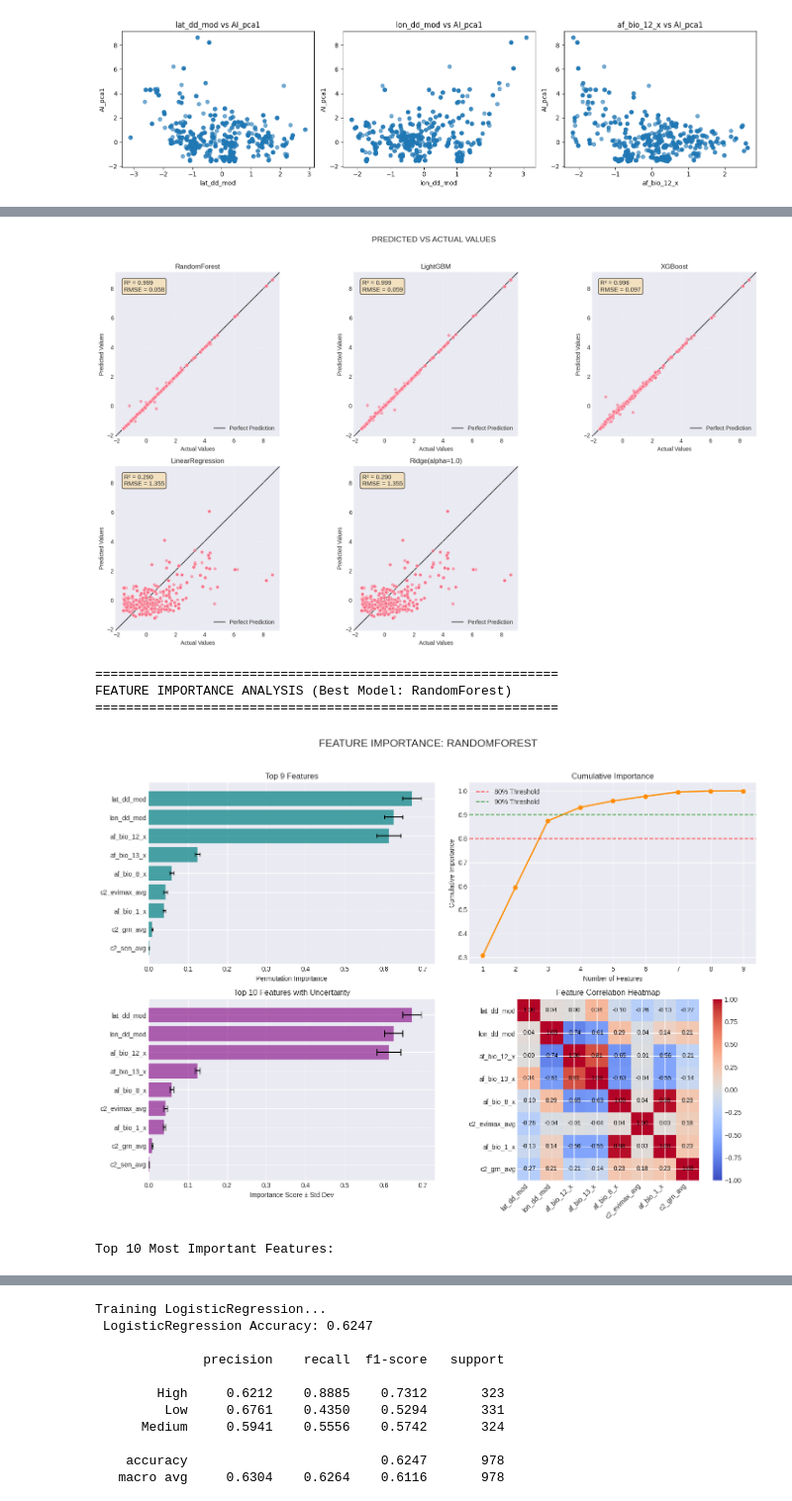
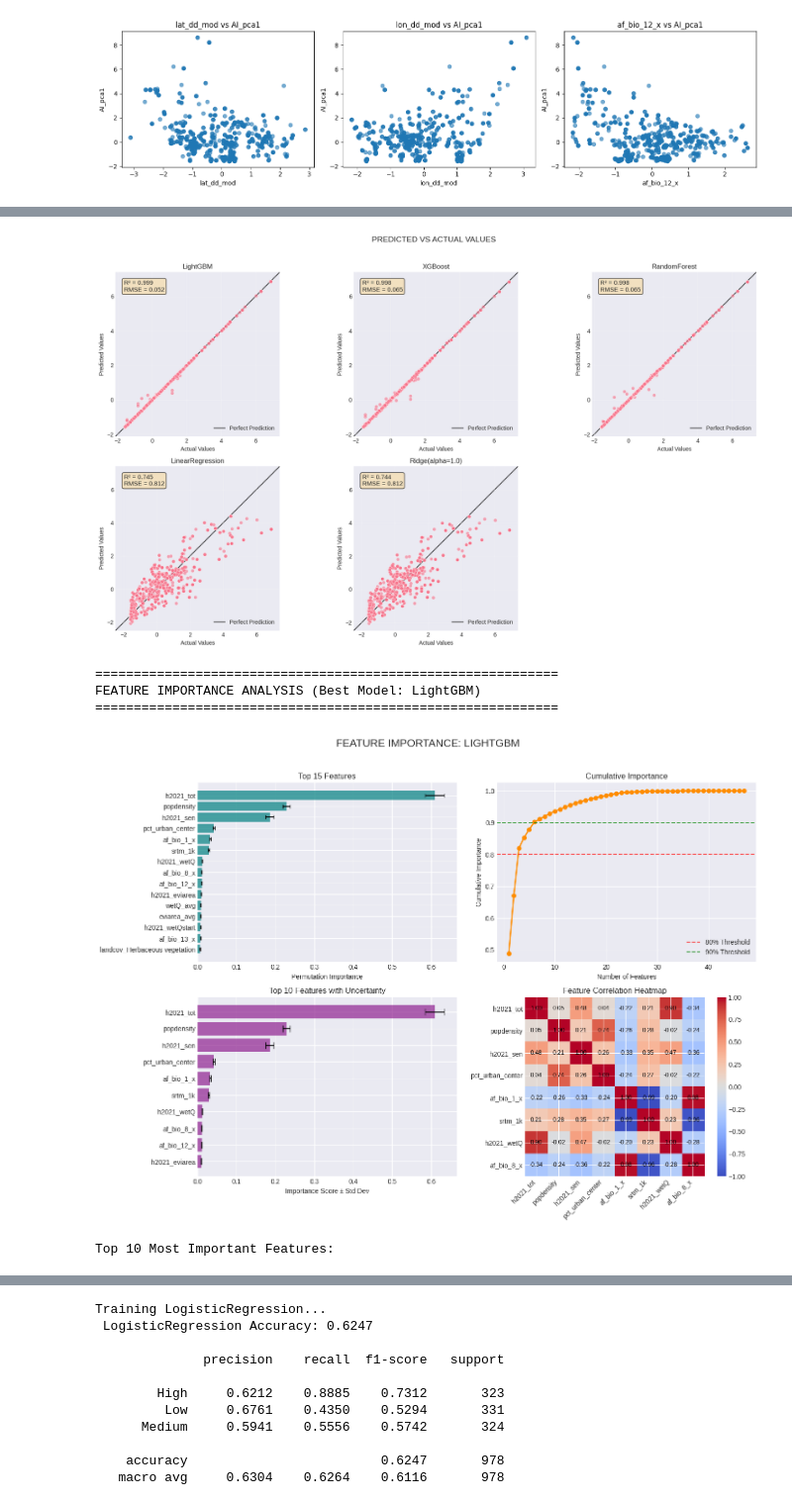
Before and after one commit to birhanumoges/Household-Accessibility-ML-Analysis, a Jupyter notebook: Analysis_notebooks/data_preprocessing.ipynb, the cells around one changed output, grey strips where cells are left out. Shown at 99% size. Drawn from its saved outputs; the diff is of its cells as text; code cells hidden in the pictures.

```diff
--- a/Analysis_notebooks/data_preprocessing.ipynb
+++ b/Analysis_notebooks/data_preprocessing.ipynb
@@ -345,7 +345,7 @@ cols_to_drop = [
     'dist_market',
     'dist_border',
     'dist_popcenter',
-    'dist_admhq'
+    'dist_admhq','suppress'
 ]
 
 df = df.drop(columns=cols_to_drop, errors='ignore')
@@ -716,3 +815,12 @@ Results stored in 'analysis_results' dictionary
+# %%
+# Example: dropping one of each high-corr pair
+cols_to_drop = [
+    'af_bio_1_x', 'evimax_avg', 'eviarea_avg',
+    'af_bio_13_x', 'af_bio_8_x', 'sq2',
+    'h2021_wetQ', 'wetQ_avg'  # optional depending on model
+]
+
+X = X.drop(columns=cols_to_drop)
 # %%
 # %% CELL 1 - IMPORTS & LOAD PREPROCESSED DATA
 import numpy as np
@@ -885,6 +993,24 @@ import matplotlib.pyplot as plt
 import seaborn as sns
 from sklearn.metrics import mean_squared_error, r2_score
 from sklearn.inspection import permutation_importance, PartialDependenceDisplay
+from sklearn.linear_model import LinearRegression, Ridge
+from sklearn.ensemble import RandomForestRegressor
+import warnings
+warnings.filterwarnings('ignore')
+
+# Optional model imports (XGBoost / LightGBM).
+# These need to be imported within this cell's scope.
+try:
+    from xgboost import XGBRegressor
+    xgb_available = True
+except Exception:
+    xgb_available = False
+
+try:
+    from lightgbm import LGBMRegressor
+    lgb_available = True
+except Exception:
+    lgb_available = False
 
 # Set visual style
 plt.style.use('seaborn-v0_8-darkgrid')
@@ -929,7 +1055,7 @@ def define_regression_models(xgb_available=True, lgb_available=True):
 # ============================================================================
 # MODEL TRAINING AND EVALUATION
 # ============================================================================
-def train_and_evaluate_models(models, X_train, X_test, y_train, y_test):
+def train_and_evaluate_models(models, X_train_r, X_test_r, y_train_r, y_test_r):
     results = []
     fitted_models = {}
     predictions = {}
@@ -938,18 +1064,18 @@ def train_and_evaluate_models(models, X_train, X_test, y_train, y_test):
         print(f"Training {name}...")
 
         # Train model
-        model.fit(X_train, y_train)
+        model.fit(X_train_r, y_train_r)
 
         # Make predictions
-        y_pred_train = model.predict(X_train)
-        y_pred_test = model.predict(X_test)
+        y_pred_train = model.predict(X_train_r)
+        y_pred_test = model.predict(X_test_r)
         predictions[name] = y_pred_test
 
         # Calculate metrics
-        rmse_train = math.sqrt(mean_squared_error(y_train, y_pred_train))
-        rmse_test = math.sqrt(mean_squared_error(y_test, y_pred_test))
-        r2_train = r2_score(y_train, y_pred_train)
-        r2_test = r2_score(y_test, y_pred_test)
+        rmse_train = math.sqrt(mean_squared_error(y_train_r, y_pred_train))
+        rmse_test = math.sqrt(mean_squared_error(y_test_r, y_pred_test))
+        r2_train = r2_score(y_train_r, y_pred_train)
+        r2_test = r2_score(y_test_r, y_pred_test)
         overfit_gap = rmse_train - rmse_test
 
         # Store results
@@ -1052,8 +1178,8 @@ def plot_prediction_vs_actual(y_test, predictions, model_names, results_df):
         ax.scatter(y_test, y_pred, alpha=0.6, edgecolors='w', linewidth=0.5)
 
         lims = [
-            np.min([ax.get_xlim(), ax.get_ylim()]),
-            np.max([ax.get_xlim(), ax.get_ylim()])
+            np.min([ax.get_xlim(), ax.get_ylim()])-0.1,
+            np.max([ax.get_xlim(), ax.get_ylim()])+0.1
         ]
         ax.plot(lims, lims, 'k-', alpha=0.75, zorder=0, label='Perfect Prediction')
         ax.set_aspect('equal')
@@ -1226,17 +1352,21 @@ def run_regression_analysis(X_train, X_test, y_train_reg, y_test_reg,
     best_model_name = results_df.iloc[0]['Model']
     best_model = fitted_models[best_model_name]
 
+    # Convert X_test (numpy array) back to DataFrame for plotting functions
+    # Use the original column names from the global X DataFrame
+    X_test_df = pd.DataFrame(X_test, columns=X.columns)
+
     print(f"\n" + "="*60)
     print(f"FEATURE IMPORTANCE ANALYSIS (Best Model: {best_model_name})")
     print("="*60)
 
-    fi_df = plot_feature_importance(best_model, best_model_name, X_test, y_test_reg)
+    fi_df = plot_feature_importance(best_model, best_model_name, X_test_df, y_test_reg)
 
     print("\nTop 10 Most Important Features:")
     display(fi_df.head(10).style.background_gradient(subset=['importance_mean'], cmap='YlOrRd'))
 
     # 6. Feature relationships
-    plot_feature_relationships(fi_df, X_test, y_test_reg, n_top_features=3)
+    plot_feature_relationships(fi_df, X_test_df, y_test_reg, n_top_features=3)
 
     return results_df, fitted_models, predictions, fi_df
 
@@ -1245,8 +1375,8 @@ def run_regression_analysis(X_train, X_test, y_train_reg, y_test_reg,
 # ============================================================================
 # Example usage:
 results_df, fitted_models, predictions, fi_df = run_regression_analysis(
-     X_train, X_test, y_train_reg, y_test_reg,
-     xgb_available=True, lgb_available=True
+     X_train_r, X_test_r, y_train_r, y_test_r,
+     xgb_available=xgb_available, lgb_available=lgb_available
  )
 # %% [output]
 Training LinearRegression...
@@ -1279,7 +1409,7 @@ PERFORMANCE SUMMARY (Sorted by Test RMSE)
-[figure, old version]
+[figure, new version]
 ============================================================
-FEATURE IMPORTANCE ANALYSIS (Best Model: RandomForest)
+FEATURE IMPORTANCE ANALYSIS (Best Model: LightGBM)
 ============================================================
-[figure, old version]
+[figure, new version]
 Top 10 Most Important Features:
 |  | feature | importance_mean | importance_std |
```
Also changed, not shown: parts of 9 cells of this notebook.
